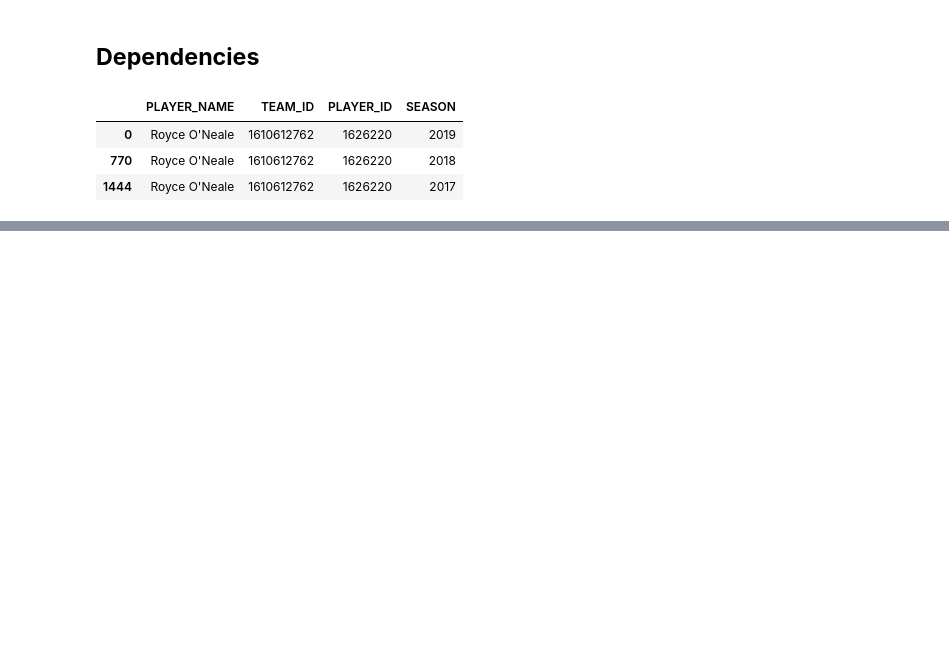
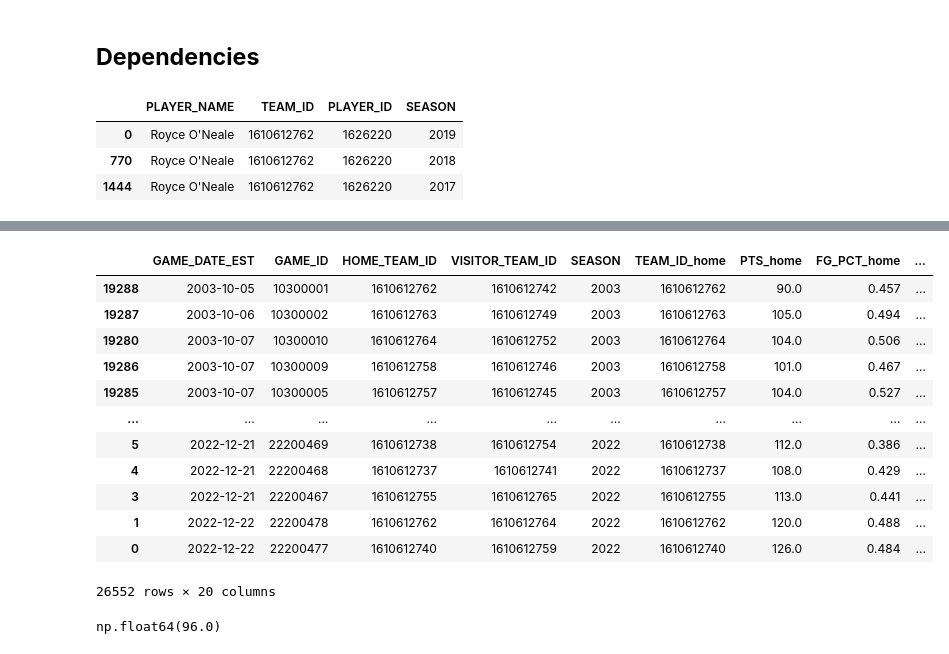
Before and after one commit to Mikebenisberchmans/NBA_dashboard, a Jupyter notebook: notebooks/experimentation.ipynb, the cells around one changed output, grey strips where cells are left out. Saved outputs shown, nothing was run; the diff lists cells and outputs as text; code cells hidden in the pictures; blank space fills up the shorter version.

```diff
--- a/notebooks/experimentation.ipynb
+++ b/notebooks/experimentation.ipynb
@@ -55,0 +108,20 @@ games_df['TEAM_ID_away']==games_df['']
+# %%
+games_df_v1.sort_values(by=['GAME_DATE_EST'])
+# %% [output]
+|  | GAME_DATE_EST | GAME_ID | HOME_TEAM_ID | VISITOR_TEAM_ID | SEASON | TEAM_ID_home | PTS_home | FG_PCT_home | ... |
+| 19288 | 2003-10-05 | 10300001 | 1610612762 | 1610612742 | 2003 | 1610612762 | 90.0 | 0.457 | ... |
+| 19287 | 2003-10-06 | 10300002 | 1610612763 | 1610612749 | 2003 | 1610612763 | 105.0 | 0.494 | ... |
+| 19280 | 2003-10-07 | 10300010 | 1610612764 | 1610612752 | 2003 | 1610612764 | 104.0 | 0.506 | ... |
+| 19286 | 2003-10-07 | 10300009 | 1610612758 | 1610612746 | 2003 | 1610612758 | 101.0 | 0.467 | ... |
+| 19285 | 2003-10-07 | 10300005 | 1610612757 | 1610612745 | 2003 | 1610612757 | 104.0 | 0.527 | ... |
+| ... | ... | ... | ... | ... | ... | ... | ... | ... | ... |
+| 5 | 2022-12-21 | 22200469 | 1610612738 | 1610612754 | 2022 | 1610612738 | 112.0 | 0.386 | ... |
+| 4 | 2022-12-21 | 22200468 | 1610612737 | 1610612741 | 2022 | 1610612737 | 108.0 | 0.429 | ... |
+| 3 | 2022-12-21 | 22200467 | 1610612755 | 1610612765 | 2022 | 1610612755 | 113.0 | 0.441 | ... |
+| 1 | 2022-12-22 | 22200478 | 1610612762 | 1610612764 | 2022 | 1610612762 | 120.0 | 0.488 | ... |
+| 0 | 2022-12-22 | 22200477 | 1610612740 | 1610612759 | 2022 | 1610612740 | 126.0 | 0.484 | ... |
+26552 rows × 20 columns
+# %%
+games_details_df['MIN'].str.replace(":",".").str.replace(".000000","").astype('float').max()
+# %% [output]
+np.float64(96.0)
```
Also changed, not shown: parts of 47 cells of this notebook, 1 other file.
